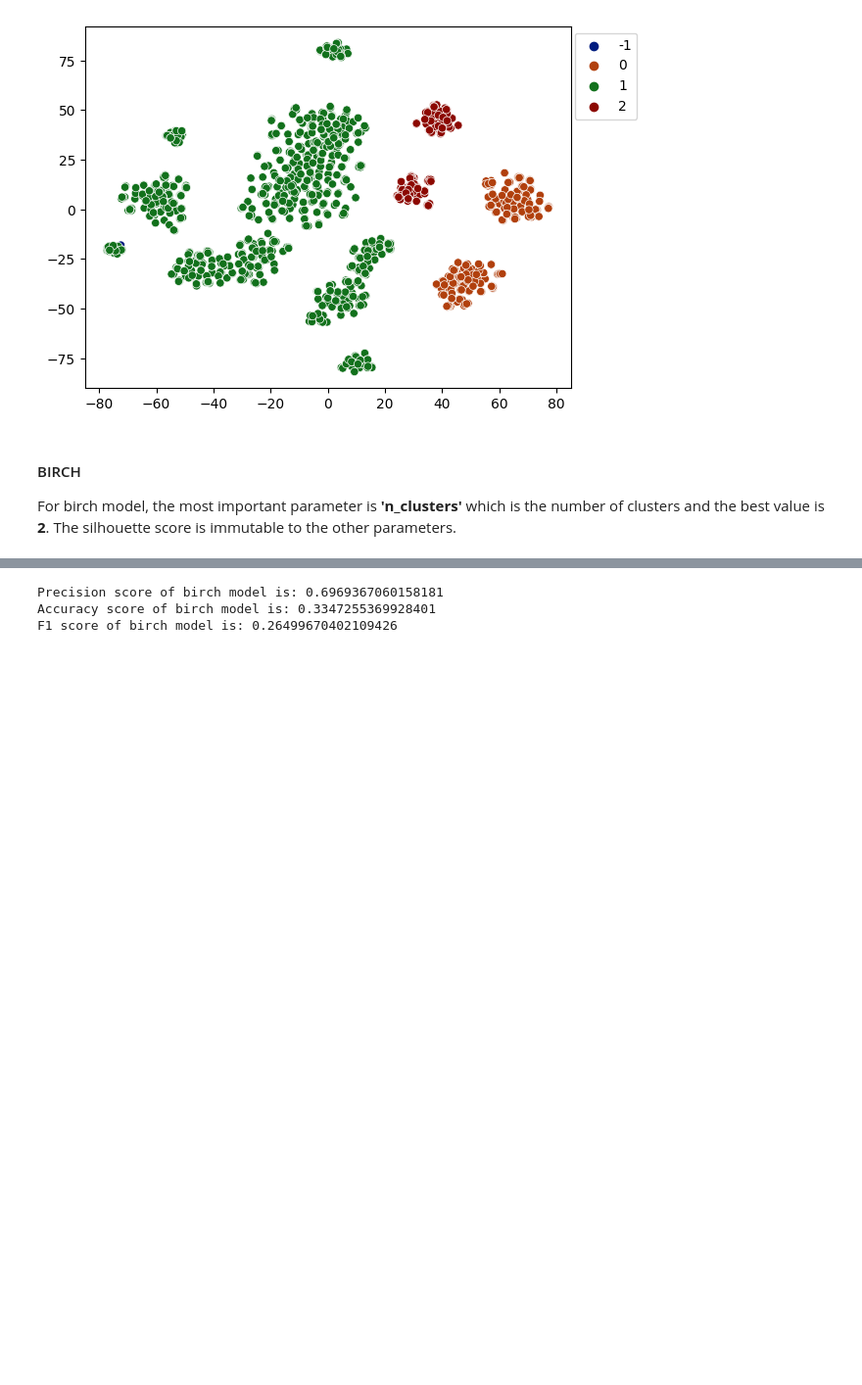
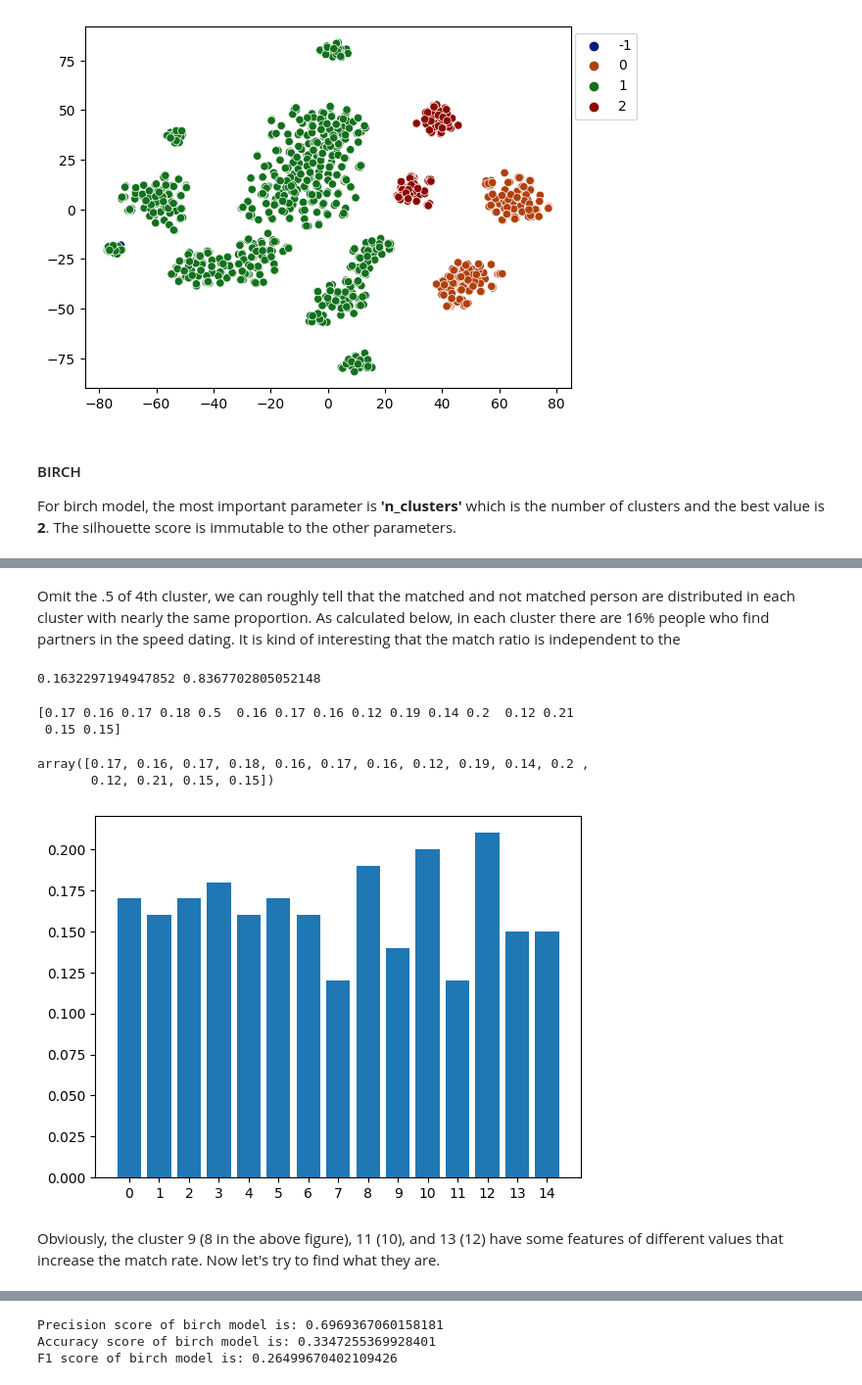
Before and after one commit to LinYang-AI/Machine-Learning-II-Bayesian-Unsupervised-Methods, a Jupyter notebook: cluster/speed_dating.ipynb, the cells around one changed output, grey strips where cells are left out. Shown at 98% size. Cells and saved outputs as stored; diff of their text form; code cells hidden in the pictures; blank space fills up the shorter version.

```diff
--- a/cluster/speed_dating.ipynb
+++ b/cluster/speed_dating.ipynb
@@ -282,0 +356,10 @@ plt.show()
+# %%
+import numpy as np
+
+# Assume bc_labels_train contains the cluster labels obtained from Birch
+# Find the number of instances in each cluster
+cluster_counts = np.bincount(bc_labels_train)
+
+# Print the number of instances in each cluster
+for i, count in enumerate(cluster_counts):
+    print(f"Cluster {i}: {count} instances")
@@ -282,0 +387,13 @@ plt.show()
+# %%
+n_clusters = len(np.unique(bc_labels_train))
+
+matched_density = np.zeros(n_clusters)
+
+for i in range(n_clusters):
+    cluster_indices = np.where(bc_labels_train == i)[0]
+    n_matched = np.sum(ytrain.values[cluster_indices])
+    matched_density[i] = n_matched / len(cluster_indices)
+
+not_matched_density = np.ones(n_clusters)-matched_density
+
+print(matched_density, '\n', '\n', not_matched_density)
@@ -282,0 +408,41 @@ plt.show()
+# %% [markdown]
+Omit the .5 of 4th cluster, we can roughly tell that the matched and not matched person are distributed in each cluster with nearly the same proportion. As calculated below, in each cluster there are 16% people who find partners in the speed dating. It is kind of interesting that the match ratio is independent to the
+# %%
+sum_match = 0
+sum_unmatch = 0
+avg_match = 0
+avg_unmatch = 0
+
+for i in range(16):
+    sum_match += matched_density[i]
+    sum_unmatch += not_matched_density[i]
+
+# print(sum_match, sum_unmatch)
+
+avg_match = (sum_match - 0.5) / 15
+avg_unmatch = (sum_unmatch - 0.5) / 15
+
+print(avg_match, avg_unmatch)
+# %% [output]
+0.1632297194947852 0.8367702805052148
+# %%
+rounded_match = np.around(matched_density, 2)
+rounded_unmatch = np.around(not_matched_density, 2)
+# %%
+print(rounded_match)
+mask = rounded_match == 0.5
+rounded_match = rounded_match[~mask]
+rounded_match
+# %% [output]
+[0.17 0.16 0.17 0.18 0.5  0.16 0.17 0.16 0.12 0.19 0.14 0.2  0.12 0.21
+ 0.15 0.15]
+array([0.17, 0.16, 0.17, 0.18, 0.16, 0.17, 0.16, 0.12, 0.19, 0.14, 0.2 ,
+       0.12, 0.21, 0.15, 0.15])
+# %%
+plt.bar(range(len(rounded_match)), rounded_match)
+plt.xticks(range(len(rounded_match)))
+plt.show()
+# %% [output]
+[figure, added]
+# %% [markdown]
+Obviously, the cluster 9 (8 in the above figure), 11 (10), and 13 (12) have some features of different values that increase the match rate. Now let's try to find what they are.
```
Also changed, not shown: parts of 39 cells of this notebook, 2 other files.
